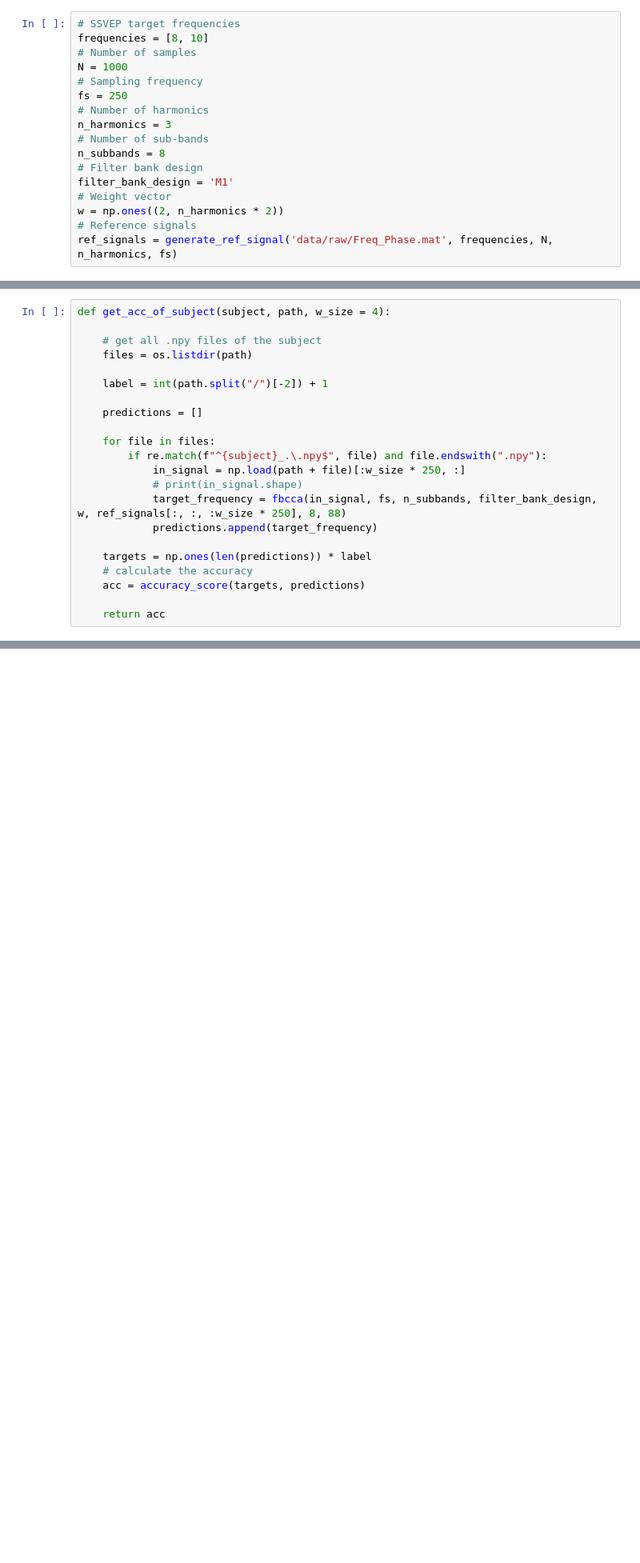
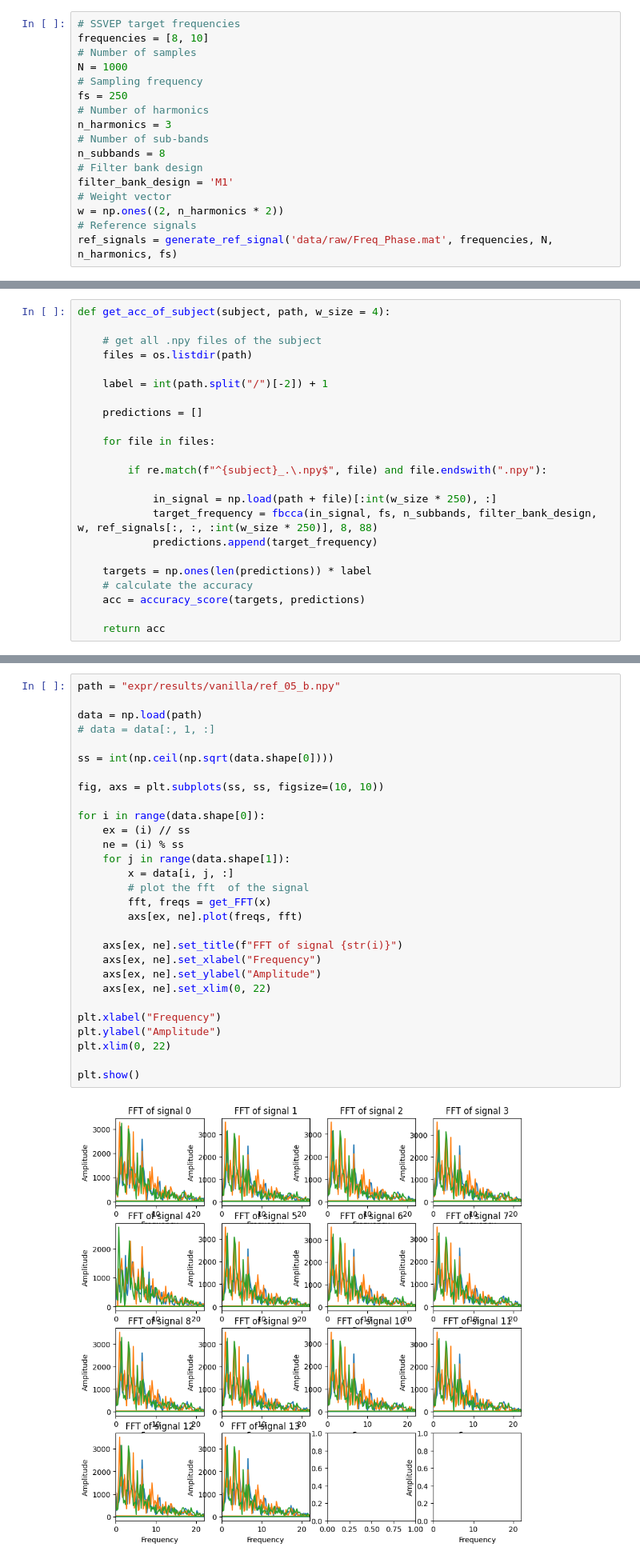
Before and after one commit to loaspra/stargan-ssvep, a Jupyter notebook: classif.ipynb, the cells around one changed output, grey strips where cells are left out. Shown at 80% size. Cells and saved outputs as stored; diff of their text form; blank space fills up the shorter version.

```diff
--- a/classif.ipynb
+++ b/classif.ipynb
@@ -213,10 +209,11 @@ def get_acc_of_subject(subject, path, w_size = 4):
     predictions = []
 
     for file in files:
+
         if re.match(f"^{subject}_.\.npy$", file) and file.endswith(".npy"):
-            in_signal = np.load(path + file)[:w_size * 250, :]
-            # print(in_signal.shape)
-            target_frequency = fbcca(in_signal, fs, n_subbands, filter_bank_design, w, ref_signals[:, :, :w_size * 250], 8, 88)
+
+            in_signal = np.load(path + file)[:int(w_size * 250), :]
+            target_frequency = fbcca(in_signal, fs, n_subbands, filter_bank_design, w, ref_signals[:, :, :int(w_size * 250)], 8, 88)
             predictions.append(target_frequency)
 
     targets = np.ones(len(predictions)) * label
@@ -303,0 +309,31 @@ plt.xlim(0, 22)
+# %%
+path = "expr/results/vanilla/ref_05_b.npy"
+
+data = np.load(path)
+# data = data[:, 1, :]
+
+ss = int(np.ceil(np.sqrt(data.shape[0])))
+
+fig, axs = plt.subplots(ss, ss, figsize=(10, 10))
+
+for i in range(data.shape[0]):
+    ex = (i) // ss
+    ne = (i) % ss
+    for j in range(data.shape[1]):
+        x = data[i, j, :]
+        # plot the fft  of the signal
+        fft, freqs = get_FFT(x)
+        axs[ex, ne].plot(freqs, fft)
+
+    axs[ex, ne].set_title(f"FFT of signal {str(i)}")
+    axs[ex, ne].set_xlabel("Frequency")
+    axs[ex, ne].set_ylabel("Amplitude")
+    axs[ex, ne].set_xlim(0, 22)
+
+plt.xlabel("Frequency")
+plt.ylabel("Amplitude")
+plt.xlim(0, 22)
+
+plt.show()
+# %% [output]
+[figure, added]
```
Also changed, not shown: parts of 6 cells of this notebook, 1 other file.
